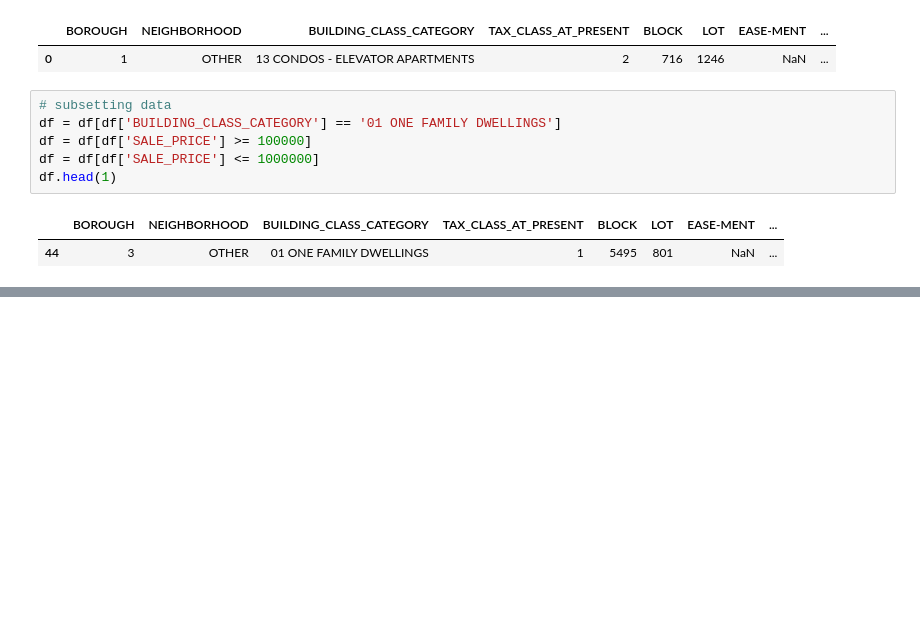
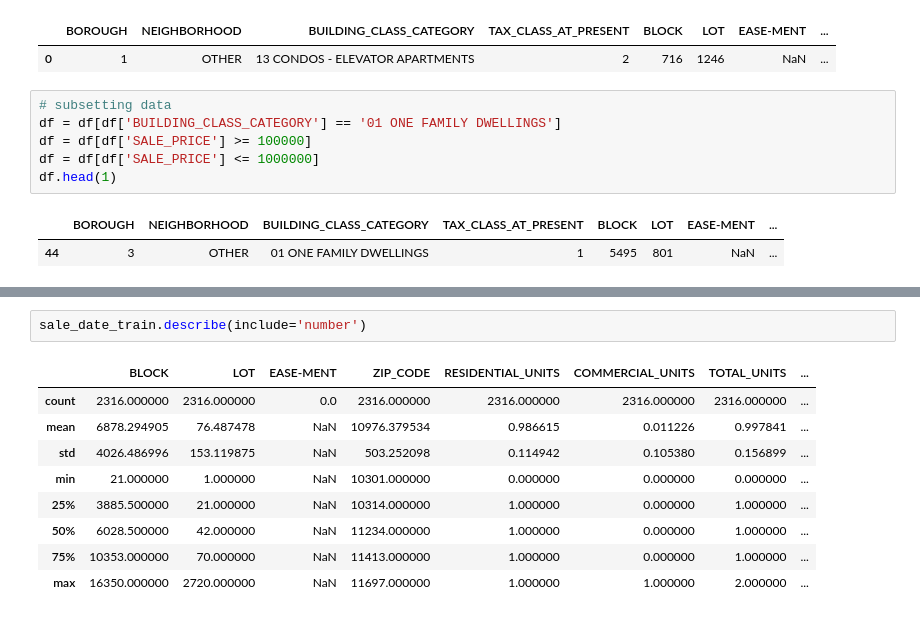
Before and after one commit to YinmiAlas/DS-Unit-2-Linear-Models, a Jupyter notebook: LS_DS_213_Ridge_Regression_assignment.ipynb, the cells around one changed output, grey strips where cells are left out. Drawn from its saved outputs; the diff is of its cells as text; blank space fills up the shorter version.

```diff
--- a/LS_DS_213_Ridge_Regression_assignment.ipynb
+++ b/LS_DS_213_Ridge_Regression_assignment.ipynb
@@ -129,3 +146,15 @@ sale_date_test = df['2019-04-01':'2019-04-30']
 sale_date_train.shape, sale_date_test.shape
 # %% [output]
 ((2316, 21), (590, 21))
+# %%
+sale_date_train.describe(include='number')
+# %% [output]
+|  | BLOCK | LOT | EASE-MENT | ZIP_CODE | RESIDENTIAL_UNITS | COMMERCIAL_UNITS | TOTAL_UNITS | ... |
+| count | 2316.000000 | 2316.000000 | 0.0 | 2316.000000 | 2316.000000 | 2316.000000 | 2316.000000 | ... |
+| mean | 6878.294905 | 76.487478 | NaN | 10976.379534 | 0.986615 | 0.011226 | 0.997841 | ... |
+| std | 4026.486996 | 153.119875 | NaN | 503.252098 | 0.114942 | 0.105380 | 0.156899 | ... |
+| min | 21.000000 | 1.000000 | NaN | 10301.000000 | 0.000000 | 0.000000 | 0.000000 | ... |
+| 25% | 3885.500000 | 21.000000 | NaN | 10314.000000 | 1.000000 | 0.000000 | 1.000000 | ... |
+| 50% | 6028.500000 | 42.000000 | NaN | 11234.000000 | 1.000000 | 0.000000 | 1.000000 | ... |
+| 75% | 10353.000000 | 70.000000 | NaN | 11413.000000 | 1.000000 | 0.000000 | 1.000000 | ... |
+| max | 16350.000000 | 2720.000000 | NaN | 11697.000000 | 1.000000 | 1.000000 | 2.000000 | ... |
```
Also changed, not shown: parts of 14 cells of this notebook.
